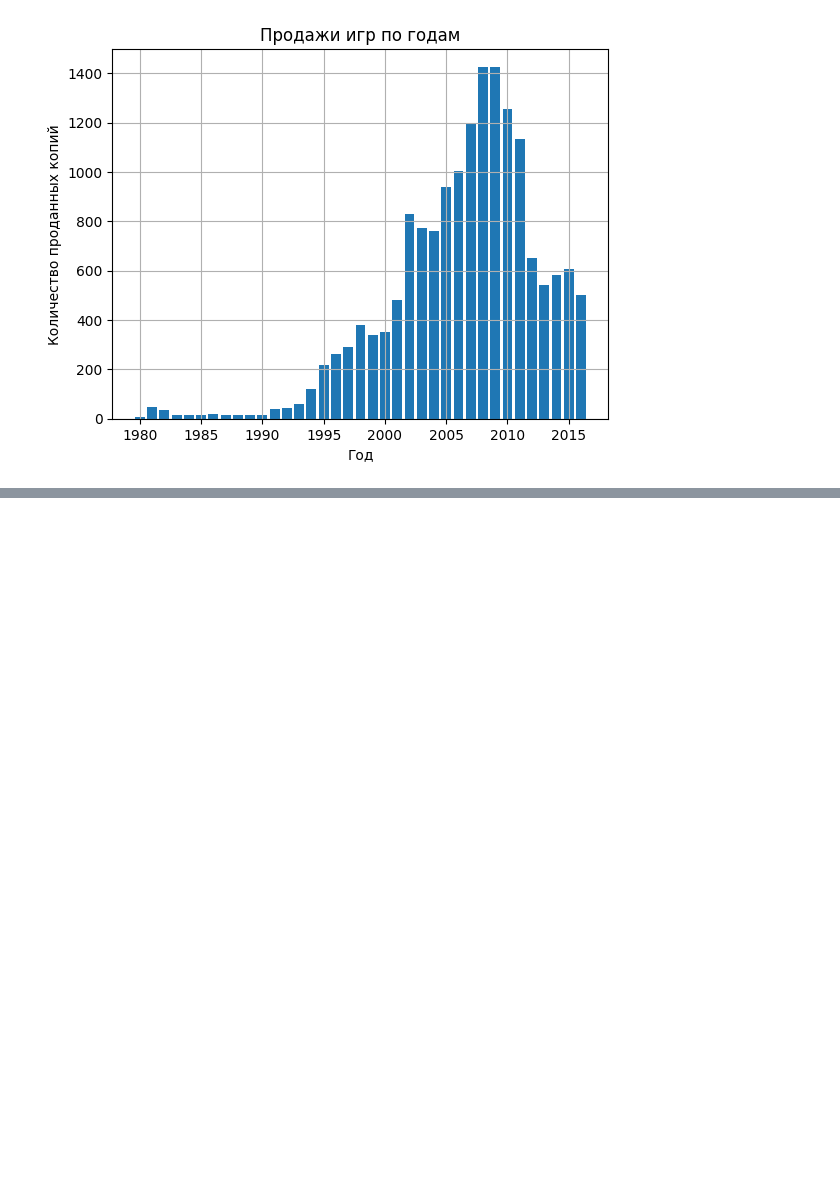
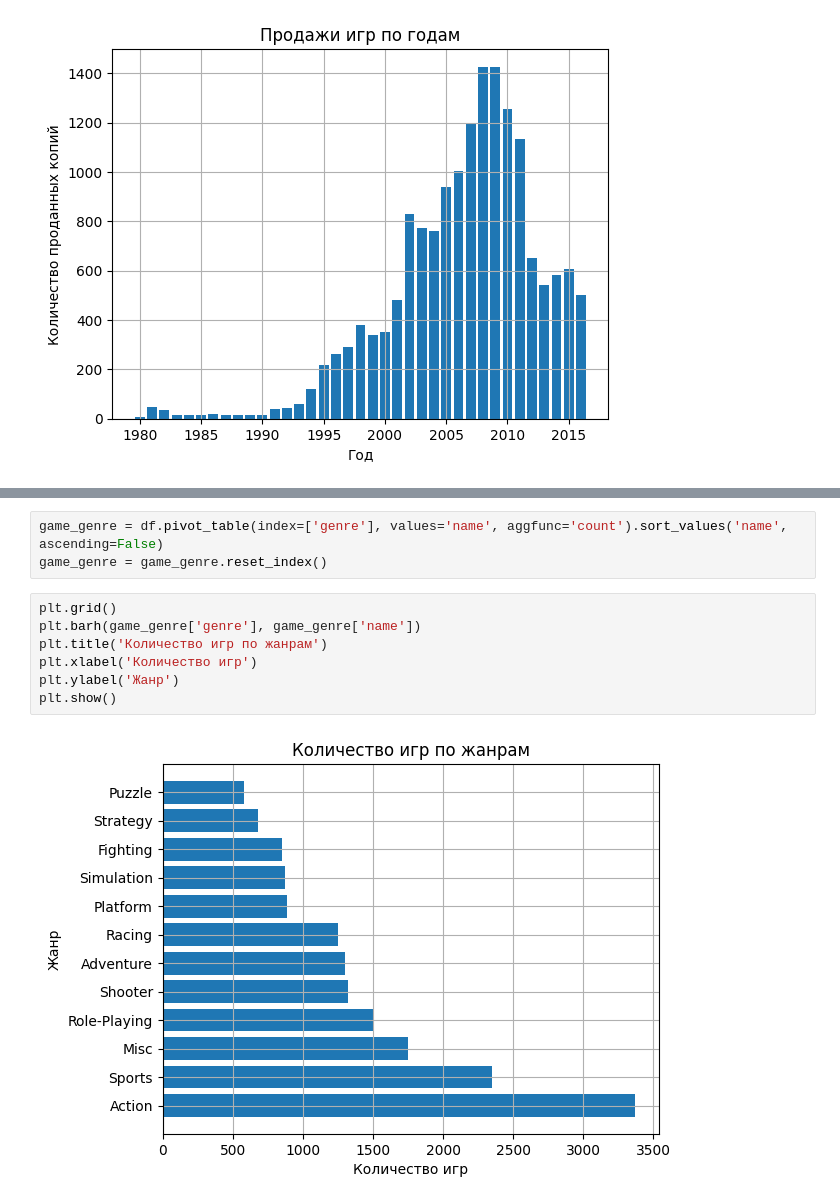
Before and after one commit to IlinaVN/PraktikaG236N005, a Jupyter notebook: LR7/1.ipynb, the cells around one changed output, grey strips where cells are left out. Drawn from its saved outputs; the diff is of its cells as text; blank space fills up the shorter version.

```diff
--- a/LR7/1.ipynb
+++ b/LR7/1.ipynb
@@ -71,0 +83,12 @@ plt.show()
+# %%
+game_genre = df.pivot_table(index=['genre'], values='name', aggfunc='count').sort_values('name', ascending=False)
+game_genre = game_genre.reset_index()
+# %%
+plt.grid()
+plt.barh(game_genre['genre'], game_genre['name'])
+plt.title('Количество игр по жанрам')
+plt.xlabel('Количество игр')
+plt.ylabel('Жанр')
+plt.show()
+# %% [output]
+[figure, added]
```
Also changed, not shown: parts of 5 cells of this notebook, 1 other file.
